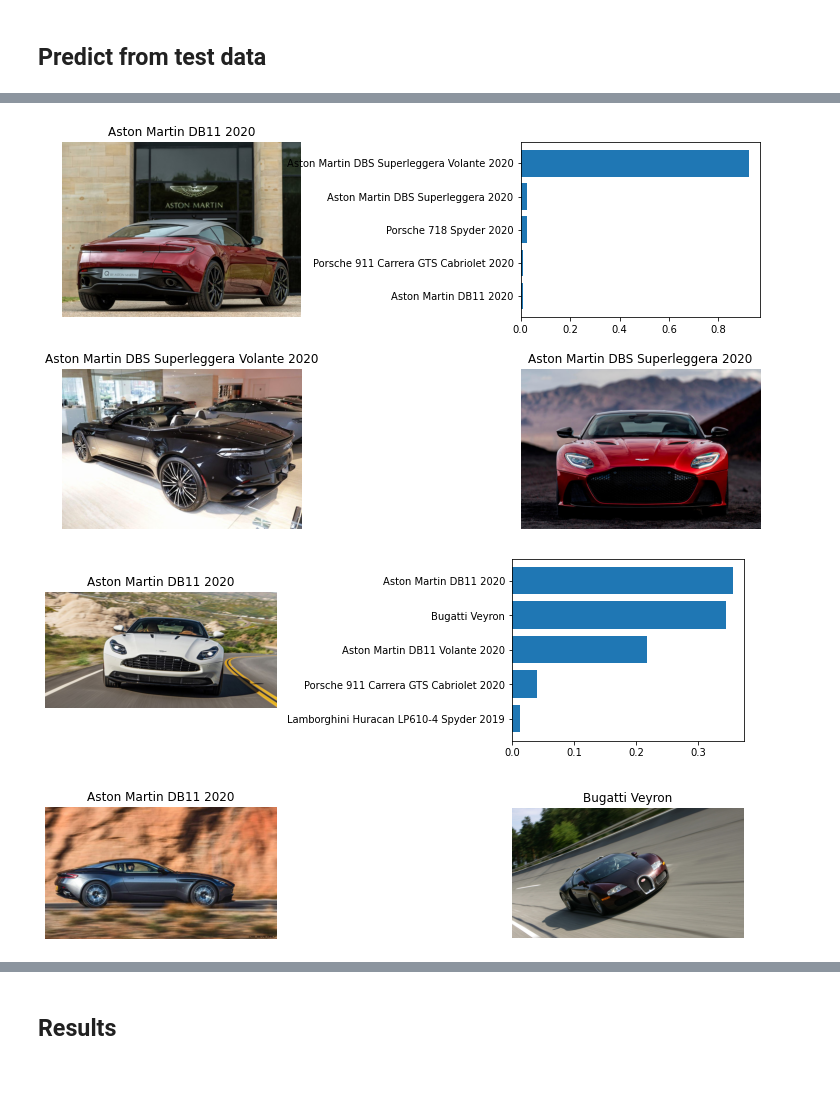
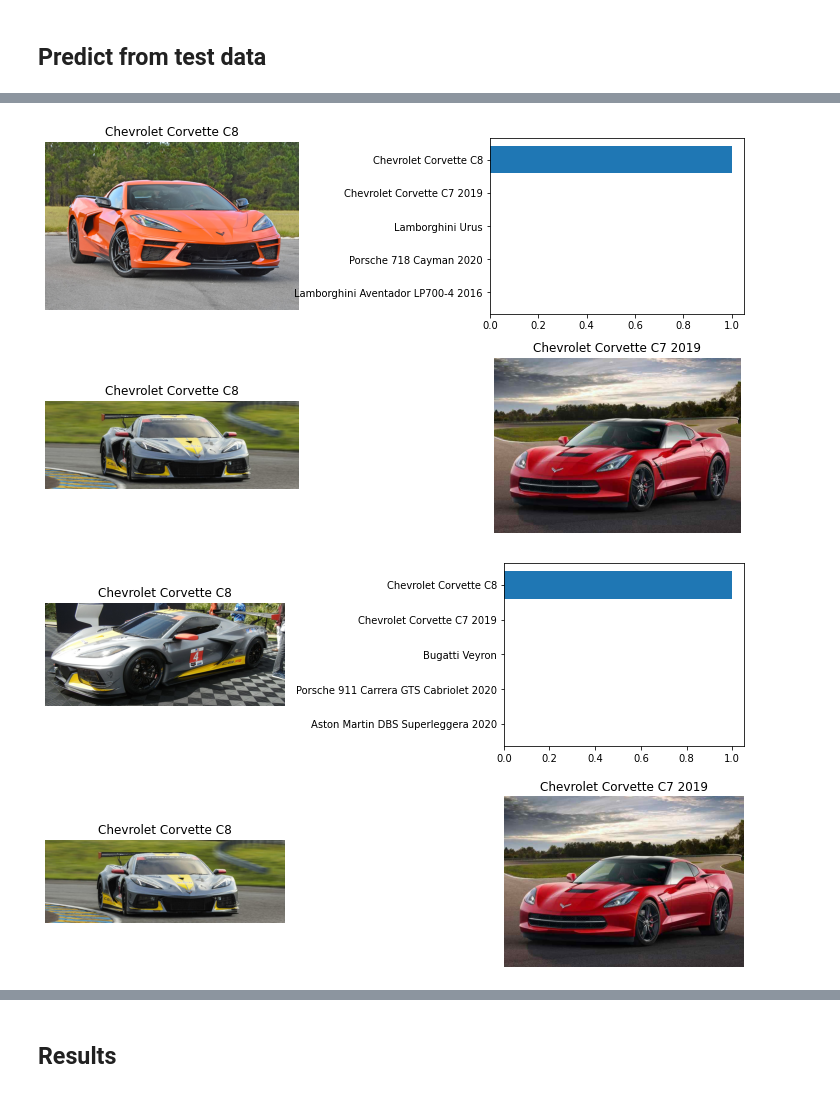
Before and after one commit to mgmike/supercarclass, a Jupyter notebook: SupercarClass.ipynb, the cells around one changed output, grey strips where cells are left out. Drawn from its saved outputs; the diff is of its cells as text; code cells hidden in the pictures.

```diff
--- a/SupercarClass.ipynb
+++ b/SupercarClass.ipynb
@@ -339,5 +339,5 @@ def display_predictions(generator, num_top_predictions=5, num_images=5, offset=0
         plt.show()
     return predictions_and_class
 # %%
-top_predictions = display_predictions(test_generator)
+top_predictions = display_predictions(test_generator, offset=100)
 # %% [output]
@@ -347,3 +347,3 @@ top_predictions = display_predictions(test_generator)
-[figure, old version]
+[figure, new version]
-[figure, old version]
+[figure, new version]
 # %%
```
Also changed, not shown: parts of 7 cells of this notebook, 31 other files.
